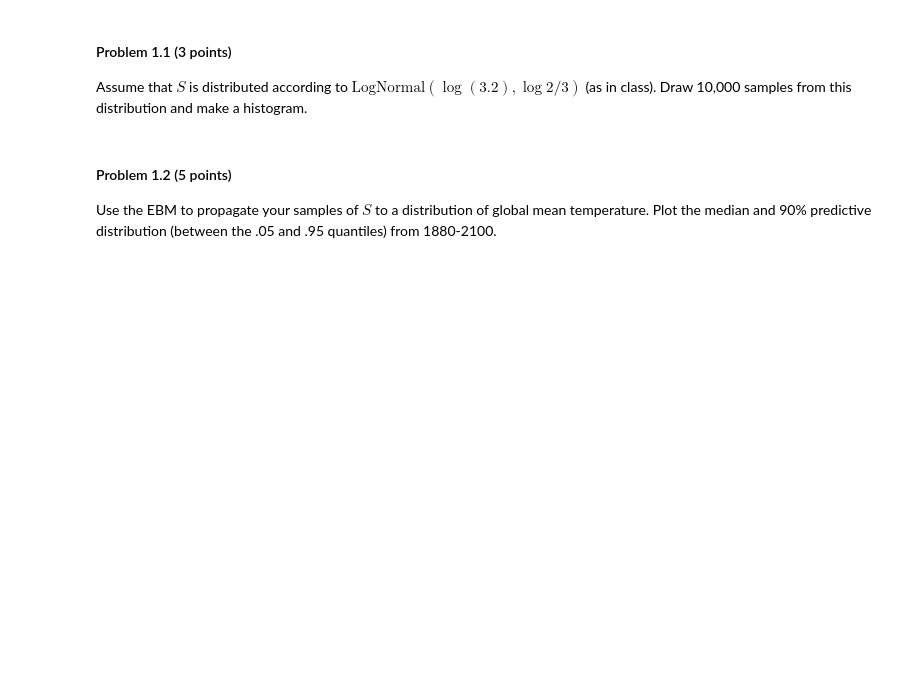
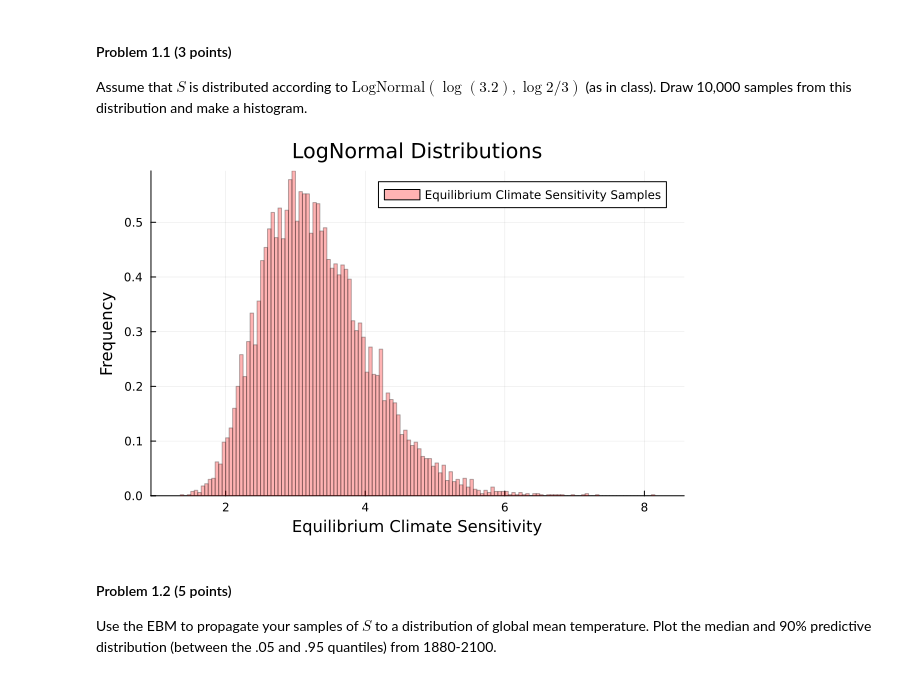
Before and after one commit to BEE4750-FA23/hw3-sinahy-frag, a Jupyter notebook: hw03.ipynb, the cells around one changed output. Cells and saved outputs as stored; diff of their text form; code cells hidden in the pictures; blank space fills up the shorter version.

```diff
--- a/hw03.ipynb
+++ b/hw03.ipynb
@@ -152,6 +155,26 @@ years for analysis.
 Assume that $S$ is distributed according to
 $\text{LogNormal}(\log(3.2), \log{2}/3)$ (as in class). Draw 10,000
 samples from this distribution and make a histogram.
+# %%
+using Random
+using Plots
+
+#parameters for the LogNormal distribution
+μ = log(3.2)
+σ = log(2) / 3
+num_samples = 10000
+
+#generate random samples from the LogNormal distribution
+samples = rand(LogNormal(μ, σ), num_samples)
+
+#plot histogram
+histogram(samples, bins=150, normalize=true,
+xlabel="Equilibrium Climate Sensitivity", ylabel="Frequency",
+label="Equilibrium Climate Sensitivity Samples", alpha=0.3,
+title = "LogNormal Distributions",
+color=:red)
+# %% [output]
+[figure, added]
 # %% [markdown]
 #### Problem 1.2 (5 points)
 
```
Also changed, not shown: parts of 22 cells of this notebook.
